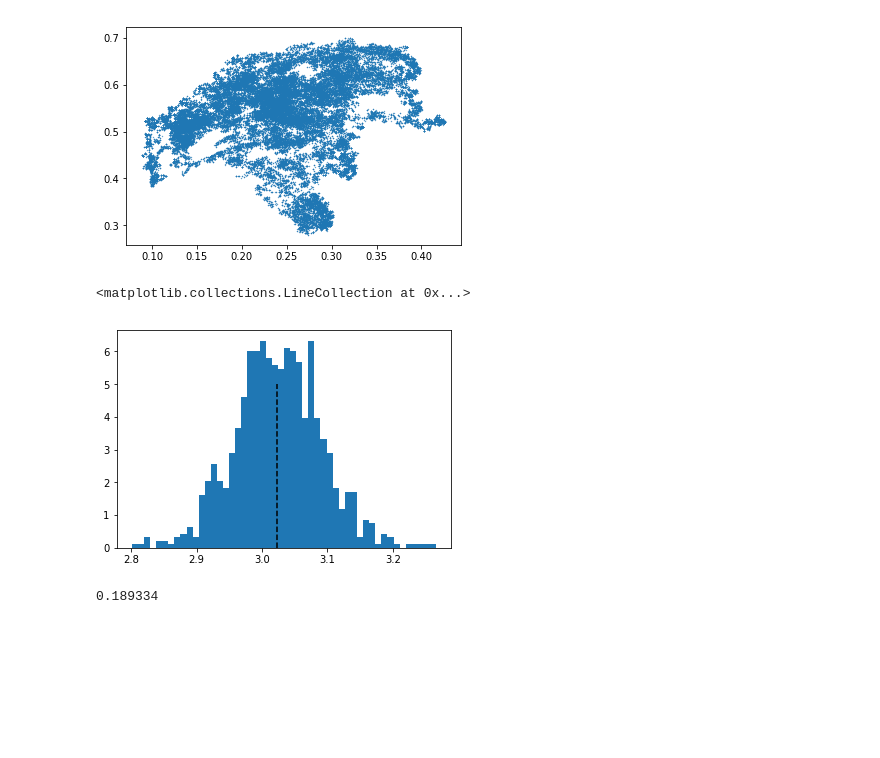
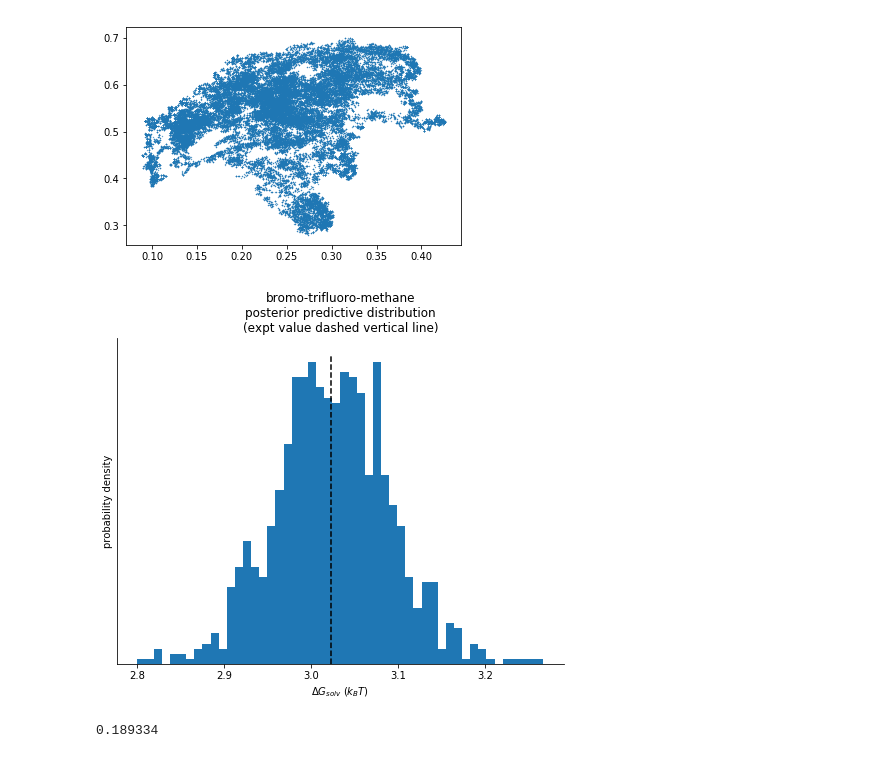
Before and after one commit to openforcefield/bayes-implicit-solvent, a Jupyter notebook: notebooks/estimating-radii-for-a-single-molecule-- bromo-trifluoro-methane.ipynb, the cells around one changed output. Drawn from its saved outputs; the diff is of its cells as text; code cells hidden in the pictures; blank space fills up the shorter version.

```diff
--- a/notebooks/estimating-radii-for-a-single-molecule-- bromo-trifluoro-methane.ipynb
+++ b/notebooks/estimating-radii-for-a-single-molecule-- bromo-trifluoro-methane.ipynb
@@ -420,12 +425,25 @@ plt.scatter(traj[:,0], traj[:,4], s=0.1)
 [figure]
 # %%
 posterior_predictions = [predict_solvation_free_energy_from_radii(r)[0] for r in traj[::100]]
-# %%
-plt.hist(posterior_predictions, bins=50, normed=True);
-plt.vlines(experimental_value, 0, 5, linestyles='--')
-# %% [output]
-<matplotlib.collections.LineCollection at 0x...>
-[figure, removed]
+# %%
+plt.figure(figsize=(8,6))
+
+ax = plt.subplot(1,1,1)
+plt.hist(posterior_predictions, bins=50, normed=True);
+plt.vlines(experimental_value, 0, 6.5, linestyles='--')
+
+plt.xlabel(r'$\Delta G_{solv}$ ($k_B T$)')
+plt.ylabel('probability density')
+plt.yticks([])
+
+ax.spines['top'].set_visible(False)
+ax.spines['right'].set_visible(False)
+
+plt.title('bromo-trifluoro-methane\nposterior predictive distribution\n(expt value dashed vertical line)')
+
+plt.savefig('bromo-trifluoro-methane-posterior-predictive-distribution.png', dpi=300)
+# %% [output]
+[figure, added]
 # %%
 extended_traj, log_probs, acceptance_fraction = random_walk_mh(traj[-1], log_prob_radii,
                                                       n_steps=1000000, stepsize=0.005)
```
Also changed, not shown: parts of 6 cells of this notebook, 12 other files.
